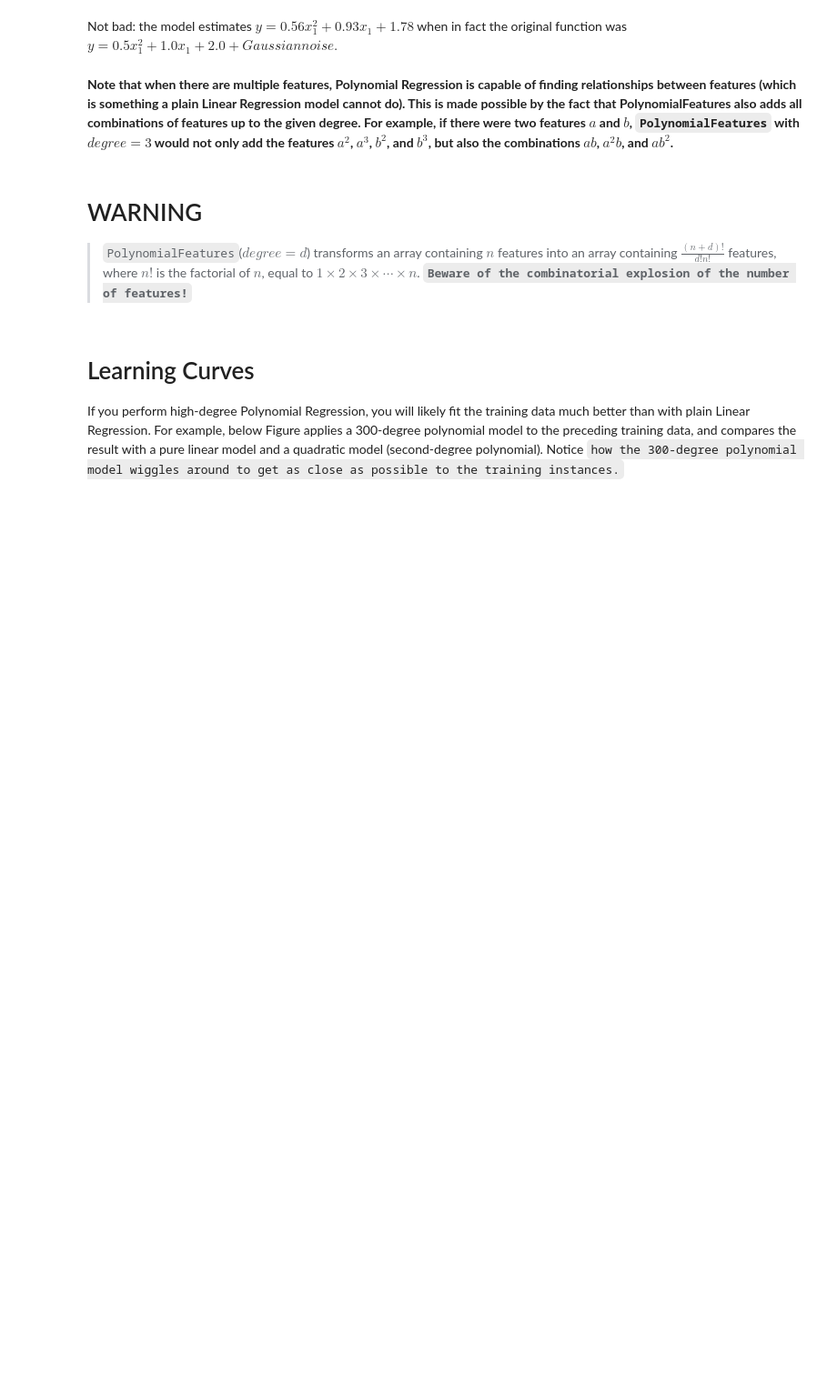
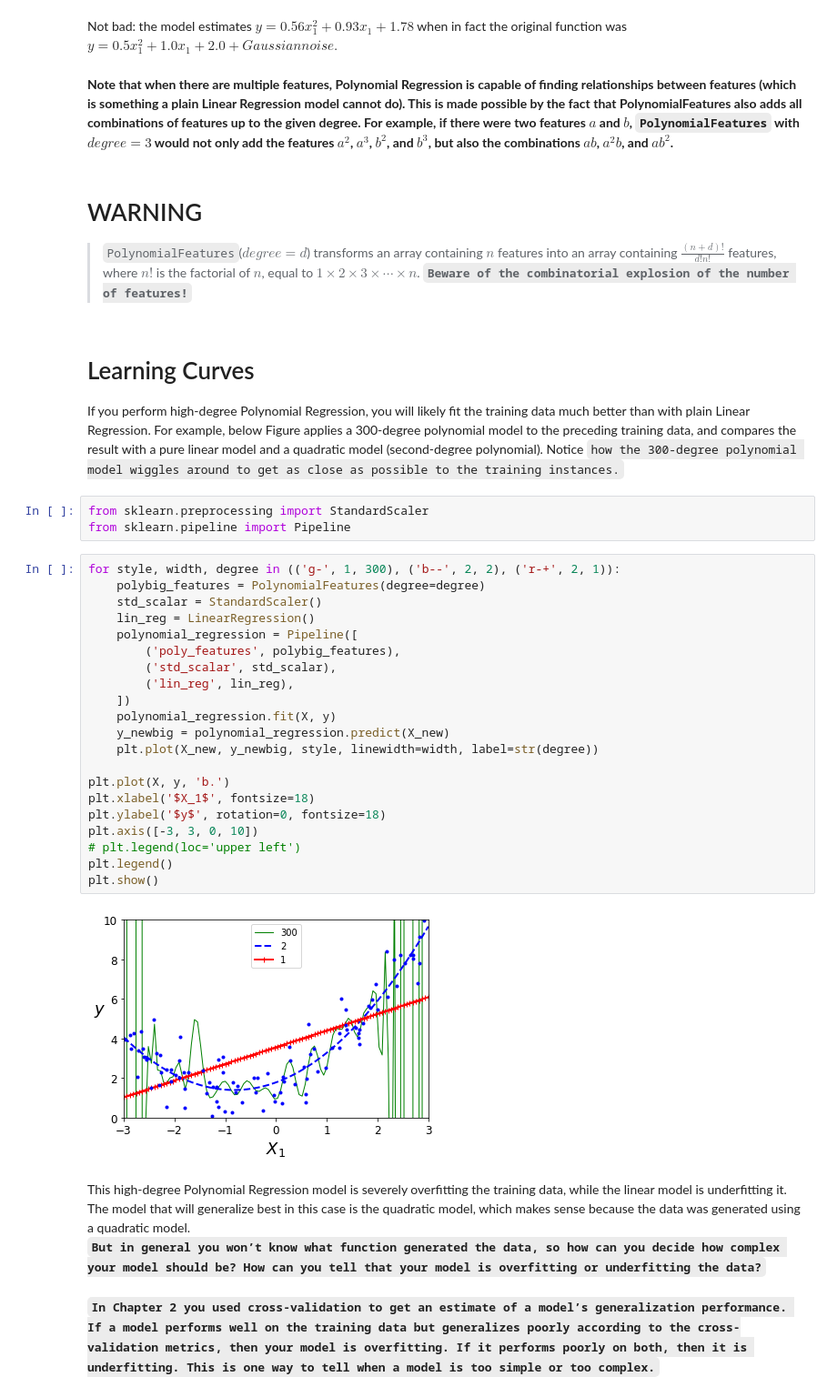
Before and after one commit to SachinGarg10/hands_on_ml_book_projects, a Jupyter notebook: ch4_training_models.ipynb, the cells around one changed output. Shown: that part at 91% size. Cells and saved outputs as stored; diff of their text form; blank space fills up the shorter version.

Commit message:
Update Chapter 4 notebook

```diff
--- a/ch4_training_models.ipynb
+++ b/ch4_training_models.ipynb
@@ -621,3 +621,34 @@ features, where $n!$ is the factorial of $n$, equal to $1 × 2 × 3 × ⋯ × n$
 # Learning Curves
 
 If you perform high-degree Polynomial Regression, you will likely fit the training data much better than with plain Linear Regression. For example, below Figure applies a 300-degree polynomial model to the preceding training data, and compares the result with a pure linear model and a quadratic model (second-degree polynomial). Notice `how the 300-degree polynomial model wiggles around to get as close as possible to the training instances.`
+# %%
+from sklearn.preprocessing import StandardScaler
+from sklearn.pipeline import Pipeline
+# %%
+for style, width, degree in (('g-', 1, 300), ('b--', 2, 2), ('r-+', 2, 1)):
+    polybig_features = PolynomialFeatures(degree=degree)
+    std_scalar = StandardScaler()
+    lin_reg = LinearRegression()
+    polynomial_regression = Pipeline([
+        ('poly_features', polybig_features),
+        ('std_scalar', std_scalar),
+        ('lin_reg', lin_reg),
+    ])
+    polynomial_regression.fit(X, y)
+    y_newbig = polynomial_regression.predict(X_new)
+    plt.plot(X_new, y_newbig, style, linewidth=width, label=str(degree))
+
+plt.plot(X, y, 'b.')
+plt.xlabel('$X_1$', fontsize=18)
+plt.ylabel('$y$', rotation=0, fontsize=18)
+plt.axis([-3, 3, 0, 10])
+# plt.legend(loc='upper left')
+plt.legend()
+plt.show()
+# %% [output]
+[figure, added]
+# %% [markdown]
+This high-degree Polynomial Regression model is severely overfitting the training data, while the linear model is underfitting it. The model that will generalize best in this case is the quadratic model, which makes sense because the data was generated using a quadratic model. <br>
+**`But in general you won’t know what function generated the data, so how can you decide how complex your model should be? How can you tell that your model is overfitting or underfitting the data?`**
+# %% [markdown]
+**`In Chapter 2 you used cross-validation to get an estimate of a model’s generalization performance. If a model performs well on the training data but generalizes poorly according to the cross-validation metrics, then your model is overfitting. If it performs poorly on both, then it is underfitting. This is one way to tell when a model is too simple or too complex.`**
```
Also changed, not shown: parts of 1 cell of this notebook.
